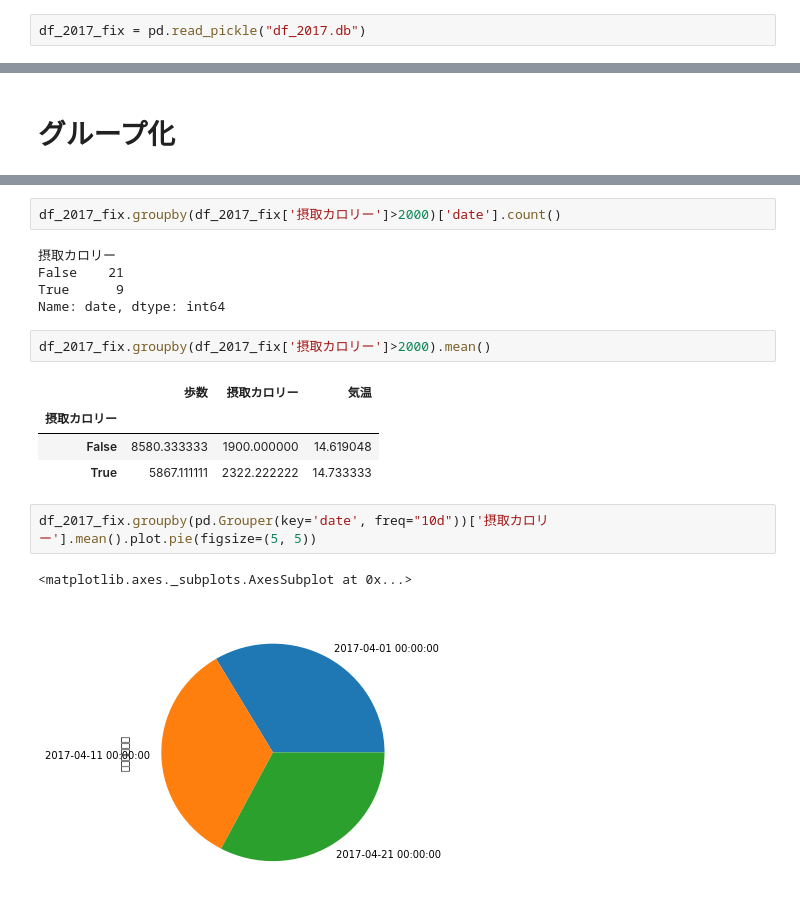
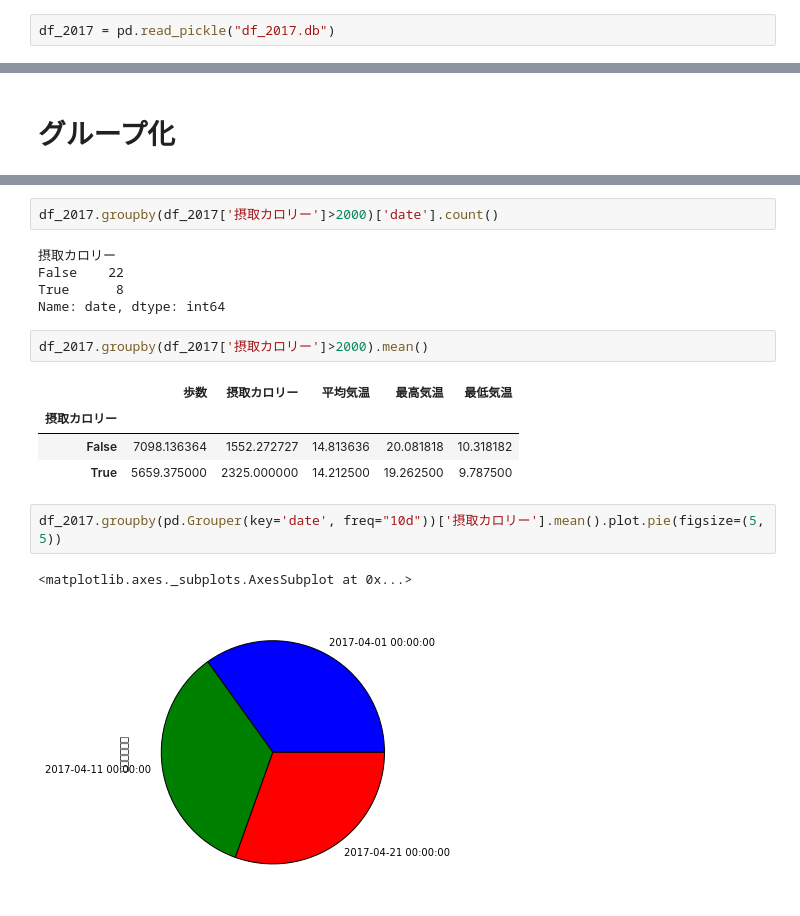
Before and after one commit to terapyon/leaning-pandas, a Jupyter notebook: matplotlib.ipynb, the cells around one changed output, grey strips where cells are left out. Saved outputs shown, nothing was run; the diff lists cells and outputs as text.

```diff
--- a/matplotlib.ipynb
+++ b/matplotlib.ipynb
@@ -47,3 +47,3 @@ df.plot()
 # %%
-df_2017_fix = pd.read_pickle("df_2017.db")
+df_2017 = pd.read_pickle("df_2017.db")
 # %%
@@ -181,21 +179,21 @@ df_2017_fix['摂取カロリー']>2000
 29    False
 Name: 摂取カロリー, dtype: bool
 # %%
-df_2017_fix.groupby(df_2017_fix['摂取カロリー']>2000)['date'].count()
+df_2017.groupby(df_2017['摂取カロリー']>2000)['date'].count()
 # %% [output]
 摂取カロリー
-False    21
-True      9
+False    22
+True      8
 Name: date, dtype: int64
 # %%
-df_2017_fix.groupby(df_2017_fix['摂取カロリー']>2000).mean()
+df_2017.groupby(df_2017['摂取カロリー']>2000).mean()
 # %% [output]
-|  | 歩数 | 摂取カロリー | 気温 |
-| 摂取カロリー |  |  |  |
-| False | 8580.333333 | 1900.000000 | 14.619048 |
-| True | 5867.111111 | 2322.222222 | 14.733333 |
+|  | 歩数 | 摂取カロリー | 平均気温 | 最高気温 | 最低気温 |
+| 摂取カロリー |  |  |  |  |  |
+| False | 7098.136364 | 1552.272727 | 14.813636 | 20.081818 | 10.318182 |
+| True | 5659.375000 | 2325.000000 | 14.212500 | 19.262500 | 9.787500 |
 # %%
-df_2017_fix.groupby(pd.Grouper(key='date', freq="10d"))['摂取カロリー'].mean().plot.pie(figsize=(5, 5))
+df_2017.groupby(pd.Grouper(key='date', freq="10d"))['摂取カロリー'].mean().plot.pie(figsize=(5, 5))
 # %% [output]
 <matplotlib.axes._subplots.AxesSubplot at 0x...>
-[figure, old version]
+[figure, new version]
```
Also changed, not shown: parts of 18 cells of this notebook, 5 other files.
